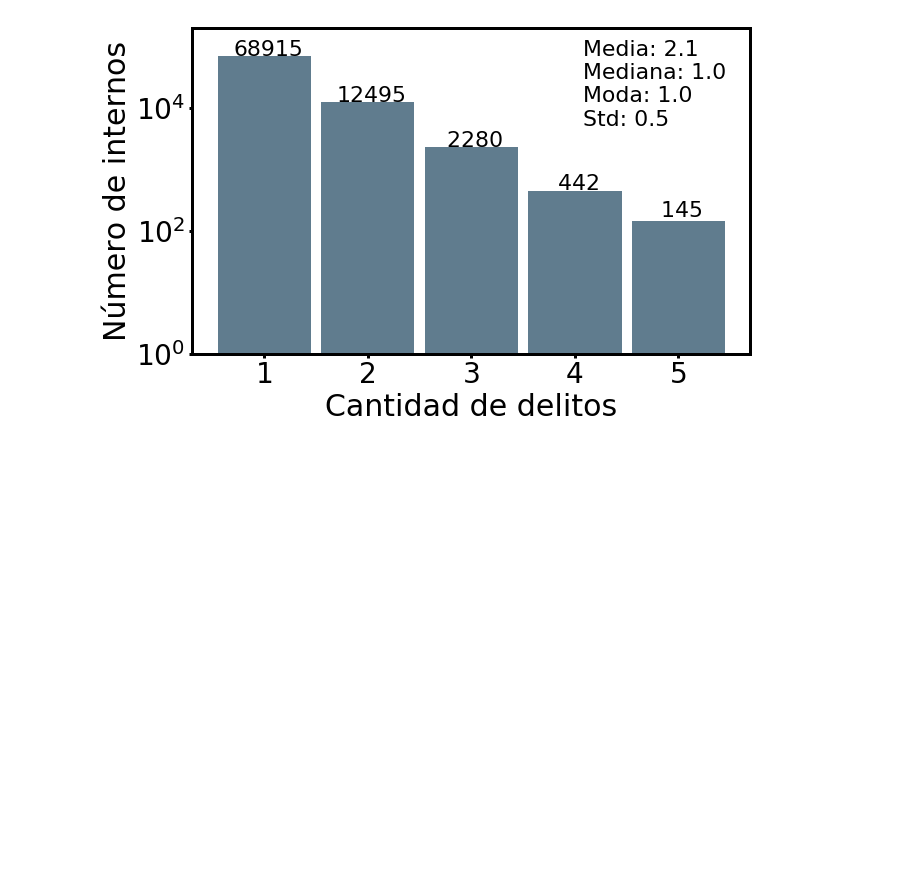
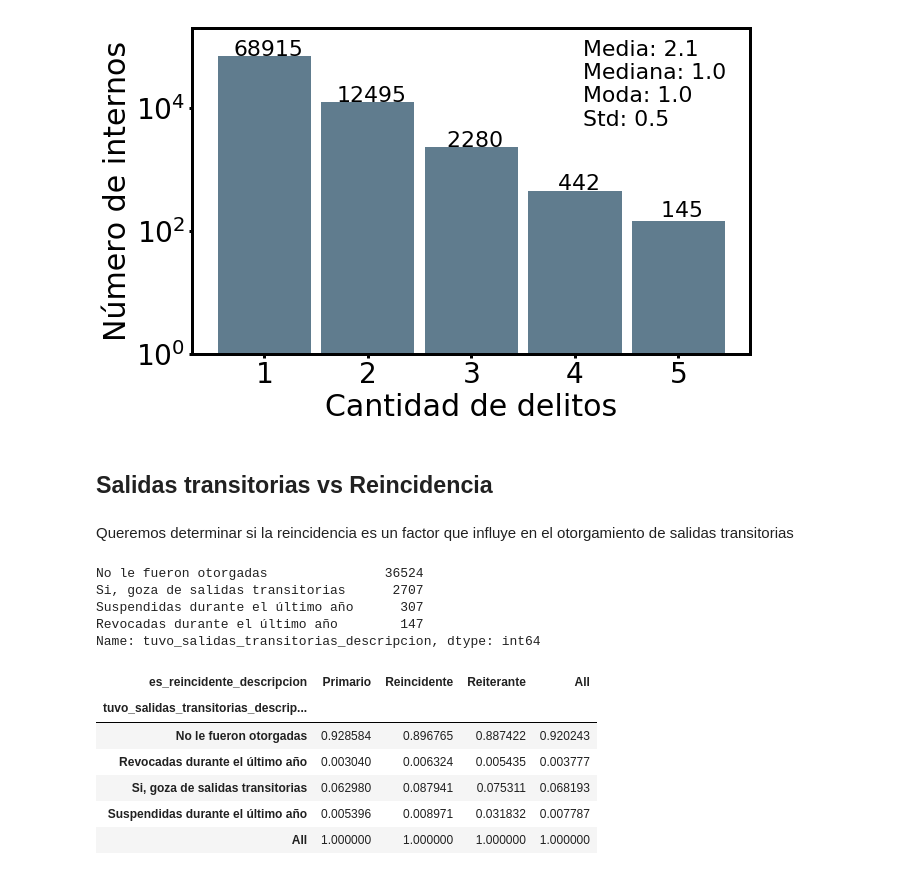
Before and after one commit to nahuelalmeira/poblacionPenal, a Jupyter notebook: VisualizacionYAnalisis/DiploDatos_PoblacionPenitenciariaArgentina_VyA.ipynb, the cells around one changed output. Drawn from its saved outputs; the diff is of its cells as text; code cells hidden in the pictures; blank space fills up the shorter version.

```diff
--- a/VisualizacionYAnalisis/DiploDatos_PoblacionPenitenciariaArgentina_VyA.ipynb
+++ b/VisualizacionYAnalisis/DiploDatos_PoblacionPenitenciariaArgentina_VyA.ipynb
@@ -1023,3 +987,30 @@ plt.savefig('../Informe/graficos/cantidad_delitos.png')
 plt.show()
 # %% [output]
 [figure]
+# %% [markdown]
+## Salidas transitorias vs Reincidencia
+# %% [markdown]
+Queremos determinar si la reincidencia es un factor que influye en el otorgamiento de salidas transitorias
+# %%
+transitorias = 'tuvo_salidas_transitorias_descripcion'
+data_raw[transitorias].value_counts()
+# %% [output]
+No le fueron otorgadas               36524
+Si, goza de salidas transitorias      2707
+Suspendidas durante el último año      307
+Revocadas durante el último año        147
+Name: tuvo_salidas_transitorias_descripcion, dtype: int64
+# %%
+def percent(X):
+    return X/X[-1]
+
+cross = pd.crosstab(data_raw[transitorias], data_raw['es_reincidente_descripcion'], margins=True).apply(percent)
+cross
+# %% [output]
+| es_reincidente_descripcion | Primario | Reincidente | Reiterante | All |
+| tuvo_salidas_transitorias_descrip... |  |  |  |  |
+| No le fueron otorgadas | 0.928584 | 0.896765 | 0.887422 | 0.920243 |
+| Revocadas durante el último año | 0.003040 | 0.006324 | 0.005435 | 0.003777 |
+| Si, goza de salidas transitorias | 0.062980 | 0.087941 | 0.075311 | 0.068193 |
+| Suspendidas durante el último año | 0.005396 | 0.008971 | 0.031832 | 0.007787 |
+| All | 1.000000 | 1.000000 | 1.000000 | 1.000000 |
```
Also changed, not shown: parts of 17 cells of this notebook.
